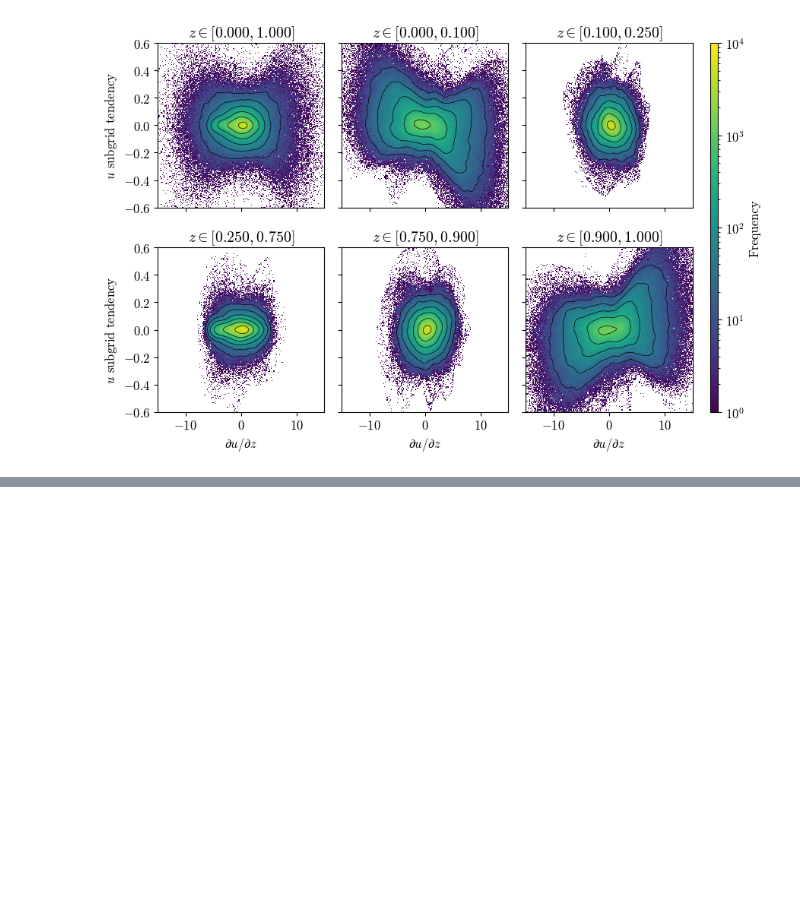
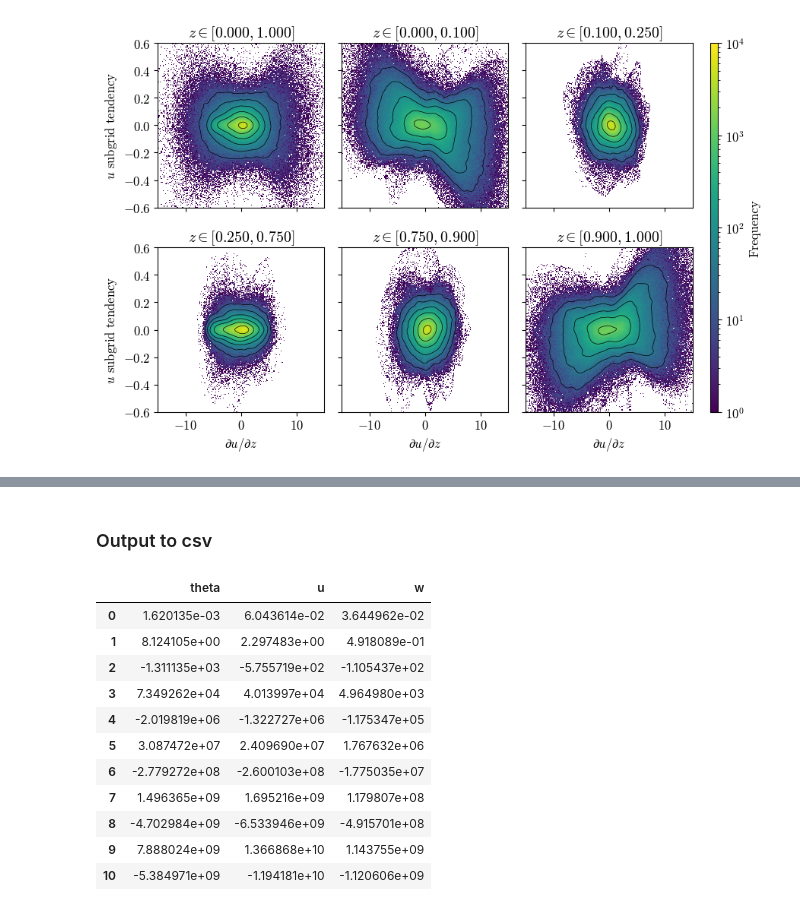
Before and after one commit to tschanzer/honours-project, a Jupyter notebook: final_notebooks/tendencies.ipynb, the cells around one changed output, grey strips where cells are left out. Cells and saved outputs as stored; diff of their text form; code cells hidden in the pictures; blank space fills up the shorter version.

```diff
--- a/final_notebooks/tendencies.ipynb
+++ b/final_notebooks/tendencies.ipynb
@@ -319,0 +417,23 @@ fig.tight_layout()
+# %% [markdown]
+### Output to csv
+# %%
+params = pd.DataFrame({
+    'theta': theta_result.params,
+    'u': u_result.params,
+    'w': w_result.params,
+})
+# params.to_csv(data_path + 'coefficients.csv', index=False)
+params
+# %% [output]
+|  | theta | u | w |
+| 0 | 1.620135e-03 | 6.043614e-02 | 3.644962e-02 |
+| 1 | 8.124105e+00 | 2.297483e+00 | 4.918089e-01 |
+| 2 | -1.311135e+03 | -5.755719e+02 | -1.105437e+02 |
+| 3 | 7.349262e+04 | 4.013997e+04 | 4.964980e+03 |
+| 4 | -2.019819e+06 | -1.322727e+06 | -1.175347e+05 |
+| 5 | 3.087472e+07 | 2.409690e+07 | 1.767632e+06 |
+| 6 | -2.779272e+08 | -2.600103e+08 | -1.775035e+07 |
+| 7 | 1.496365e+09 | 1.695216e+09 | 1.179807e+08 |
+| 8 | -4.702984e+09 | -6.533946e+09 | -4.915701e+08 |
+| 9 | 7.888024e+09 | 1.366868e+10 | 1.143755e+09 |
+| 10 | -5.384971e+09 | -1.194181e+10 | -1.120606e+09 |
```
Also changed, not shown: parts of 13 cells of this notebook.
